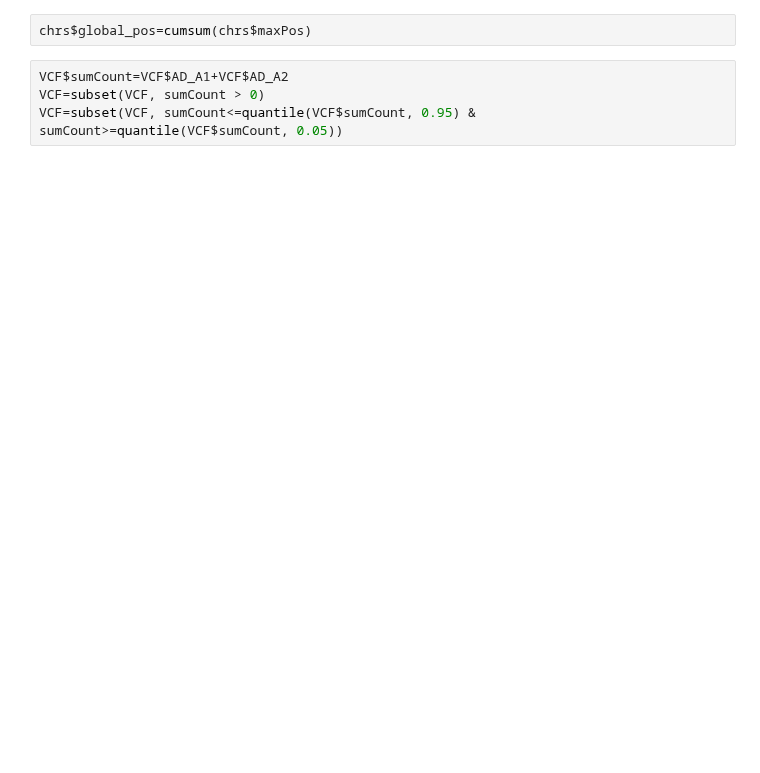
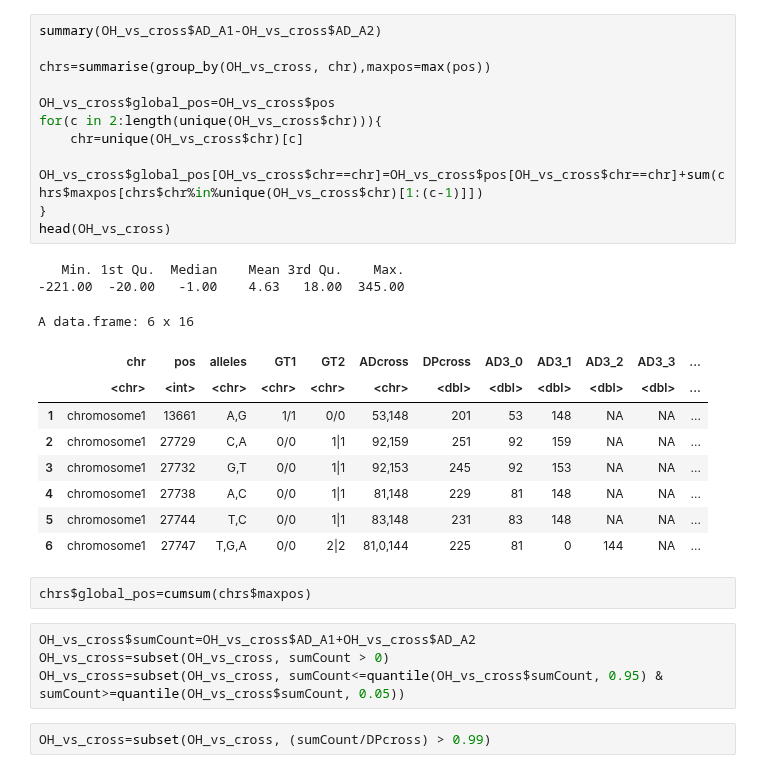
Before and after one commit to jnrunge/TRD, a Jupyter notebook: 02_TRD/01_getTRDs-GATK.ipynb, the cells around one changed output. Saved outputs shown, nothing was run; the diff lists cells and outputs as text; blank space fills up the shorter version.

```diff
--- a/02_TRD/01_getTRDs-GATK.ipynb
+++ b/02_TRD/01_getTRDs-GATK.ipynb
@@ -122,7 +167,32 @@ A data.frame: 6 x 24
+# %%
+summary(OH_vs_cross$AD_A1-OH_vs_cross$AD_A2)
+
+chrs=summarise(group_by(OH_vs_cross, chr),maxpos=max(pos))
+
+OH_vs_cross$global_pos=OH_vs_cross$pos
+for(c in 2:length(unique(OH_vs_cross$chr))){
+    chr=unique(OH_vs_cross$chr)[c]
+    OH_vs_cross$global_pos[OH_vs_cross$chr==chr]=OH_vs_cross$pos[OH_vs_cross$chr==chr]+sum(chrs$maxpos[chrs$chr%in%unique(OH_vs_cross$chr)[1:(c-1)]])
+}
+head(OH_vs_cross)
+# %% [output]
+   Min. 1st Qu.  Median    Mean 3rd Qu.    Max.
+-221.00  -20.00   -1.00    4.63   18.00  345.00
+A data.frame: 6 x 16
+|  | chr | pos | alleles | GT1 | GT2 | ADcross | DPcross | AD3_0 | AD3_1 | AD3_2 | AD3_3 | ... |
+|  | <chr> | <int> | <chr> | <chr> | <chr> | <chr> | <dbl> | <dbl> | <dbl> | <dbl> | <dbl> | ... |
+| 1 | chromosome1 | 13661 | A,G | 1/1 | 0/0 | 53,148 | 201 | 53 | 148 | NA | NA | ... |
+| 2 | chromosome1 | 27729 | C,A | 0/0 | 1|1 | 92,159 | 251 | 92 | 159 | NA | NA | ... |
+| 3 | chromosome1 | 27732 | G,T | 0/0 | 1|1 | 92,153 | 245 | 92 | 153 | NA | NA | ... |
+| 4 | chromosome1 | 27738 | A,C | 0/0 | 1|1 | 81,148 | 229 | 81 | 148 | NA | NA | ... |
+| 5 | chromosome1 | 27744 | T,C | 0/0 | 1|1 | 83,148 | 231 | 83 | 148 | NA | NA | ... |
+| 6 | chromosome1 | 27747 | T,G,A | 0/0 | 2|2 | 81,0,144 | 225 | 81 | 0 | 144 | NA | ... |
 # %%
-chrs$global_pos=cumsum(chrs$maxPos)
+chrs$global_pos=cumsum(chrs$maxpos)
 # %%
-VCF$sumCount=VCF$AD_A1+VCF$AD_A2
-VCF=subset(VCF, sumCount > 0)
-VCF=subset(VCF, sumCount<=quantile(VCF$sumCount, 0.95) & sumCount>=quantile(VCF$sumCount, 0.05))
+OH_vs_cross$sumCount=OH_vs_cross$AD_A1+OH_vs_cross$AD_A2
+OH_vs_cross=subset(OH_vs_cross, sumCount > 0)
+OH_vs_cross=subset(OH_vs_cross, sumCount<=quantile(OH_vs_cross$sumCount, 0.95) & sumCount>=quantile(OH_vs_cross$sumCount, 0.05))
+# %%
+OH_vs_cross=subset(OH_vs_cross, (sumCount/DPcross) > 0.99)
 # %%
```
Also changed, not shown: parts of 36 cells of this notebook, 3 other files.
